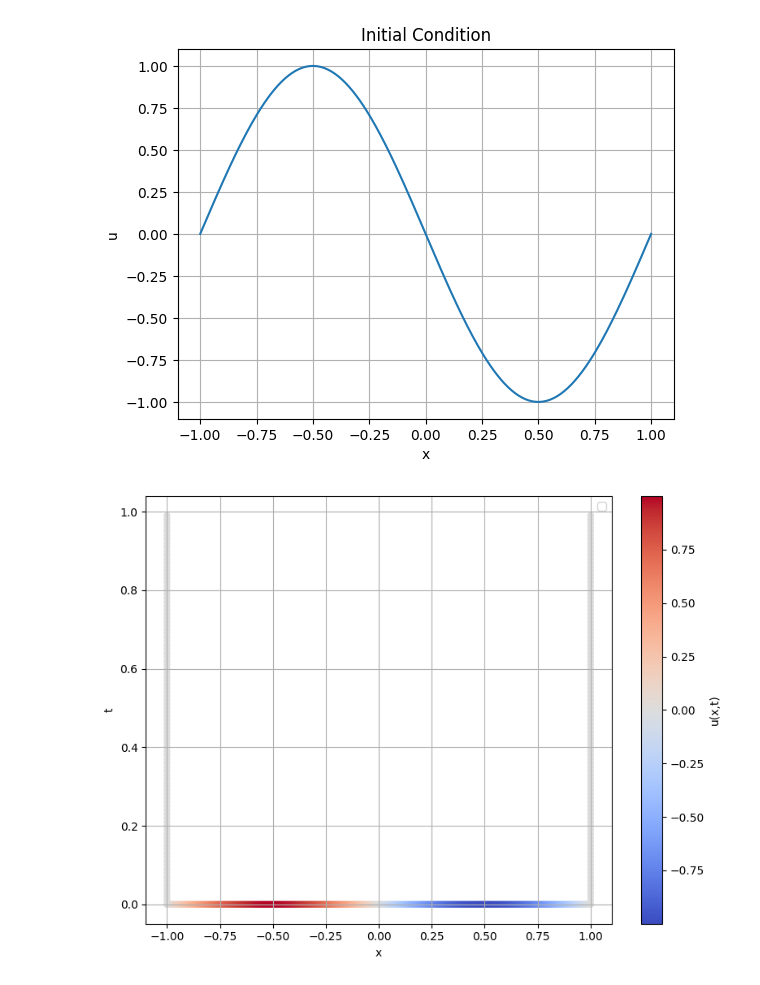
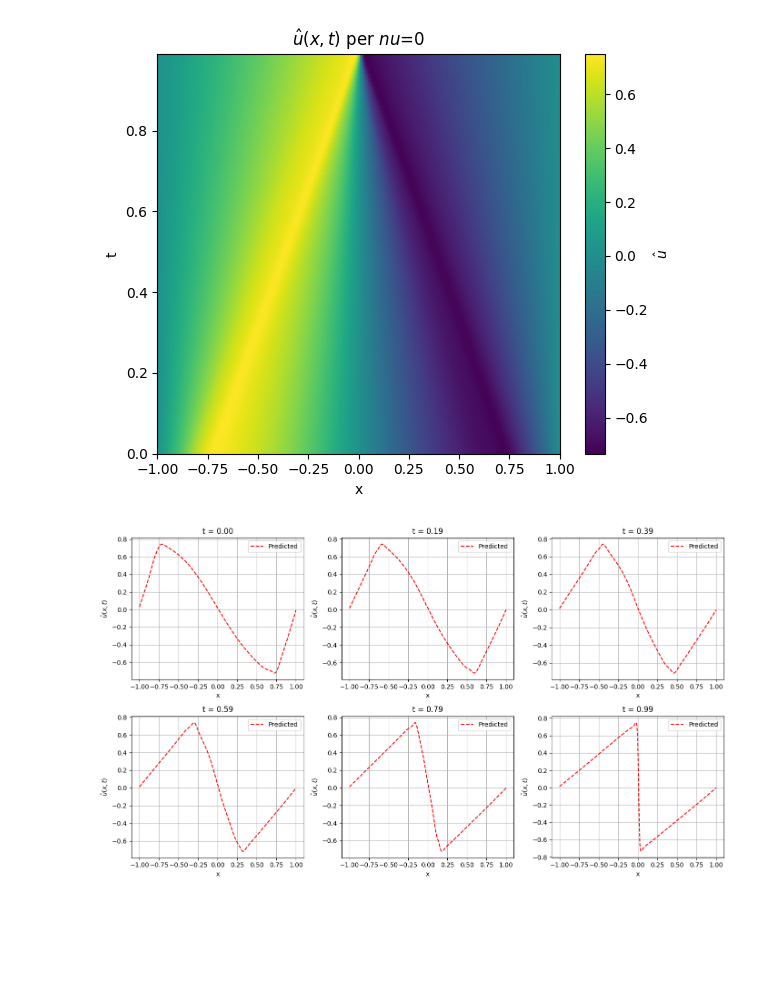
Before and after one commit to FRAMAX444/PINNs, a Jupyter notebook: burgers/burgers.ipynb, the cells around one changed output. Saved outputs shown, nothing was run; the diff lists cells and outputs as text; code cells hidden in the pictures; blank space fills up the shorter version.

```diff
--- a/burgers/burgers.ipynb
+++ b/burgers/burgers.ipynb
@@ -10,0 +8,13 @@ t = np.linspace(0, 0.99, 100, dtype=np.float32).squeeze()
+# %%
+def u_true_func(x):
+    return -np.sin(np.pi * x)
+
+u0 = u_true_func(x)
+
+ps = PINNSolver([2, 50, 50, 50, 1], x, t, u0)
+
+ps.plot_initial_data()
+ps.plot_training_points_1D()
+ps.Train()
+ps.plot_solution()
+ps.plot_predicted_slices_grid()
@@ -11,2 +118,6 @@ t = np.linspace(0, 0.99, 100, dtype=np.float32).squeeze()
 # %%
-ps = PINNSolver([2, 50, 50, 50, 1], x, t)
+ps = PINNSolver([2, 50, 50, 50, 1], x, t, u0, nu = 0)
+ps.Train()
+ps.plot_solution()
+ps.plot_predicted_slices_grid()
+# %% [output]
@@ -13,8 +134,2 @@ ps = PINNSolver([2, 50, 50, 50, 1], x, t)
+[figure, added]
+[figure, added]
-# %%
-ps.plot_initial_data()
-# %% [output]
-[figure, removed]
-# %%
-ps.plot_training_points_1D()
-# %% [output]
-[figure, removed]
```
Also changed, not shown: parts of 12 cells of this notebook, 1 other file.
